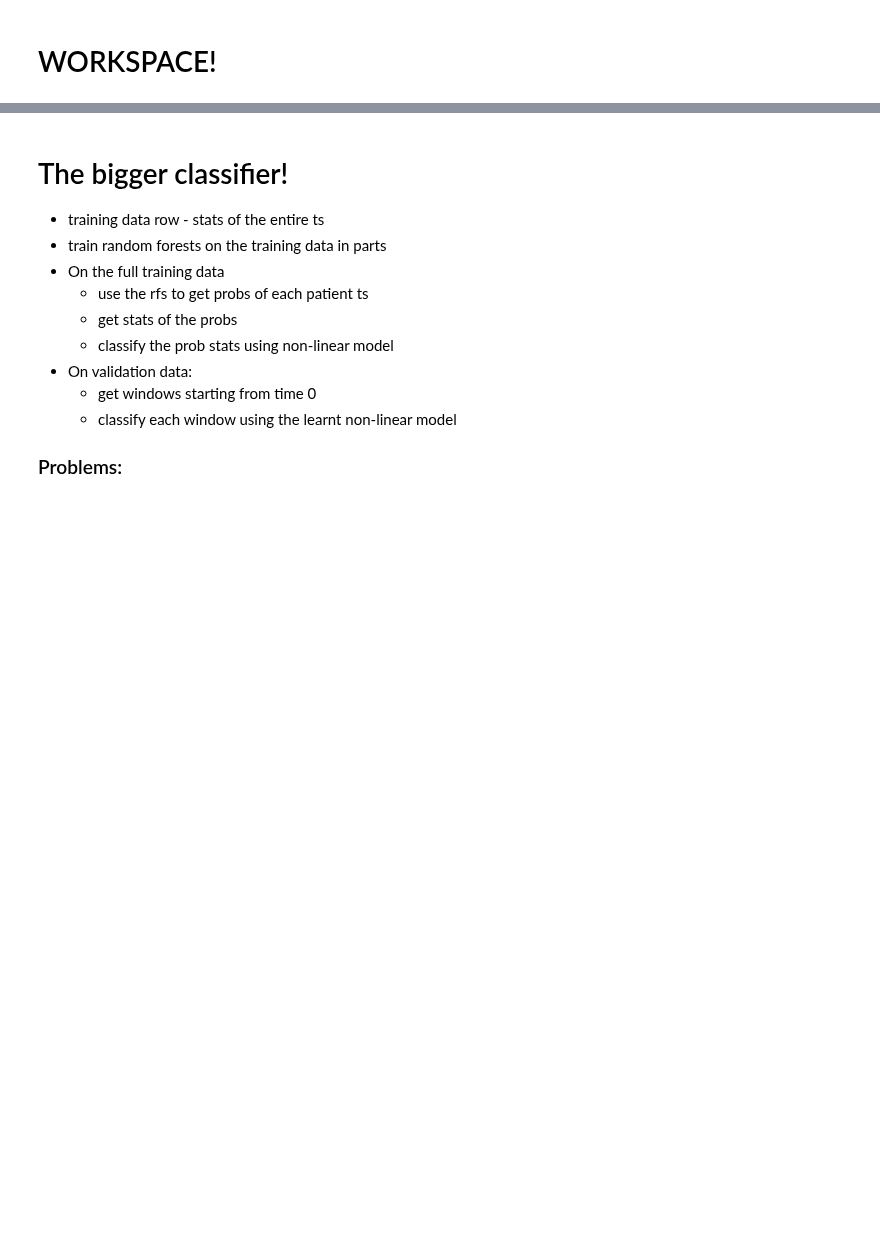
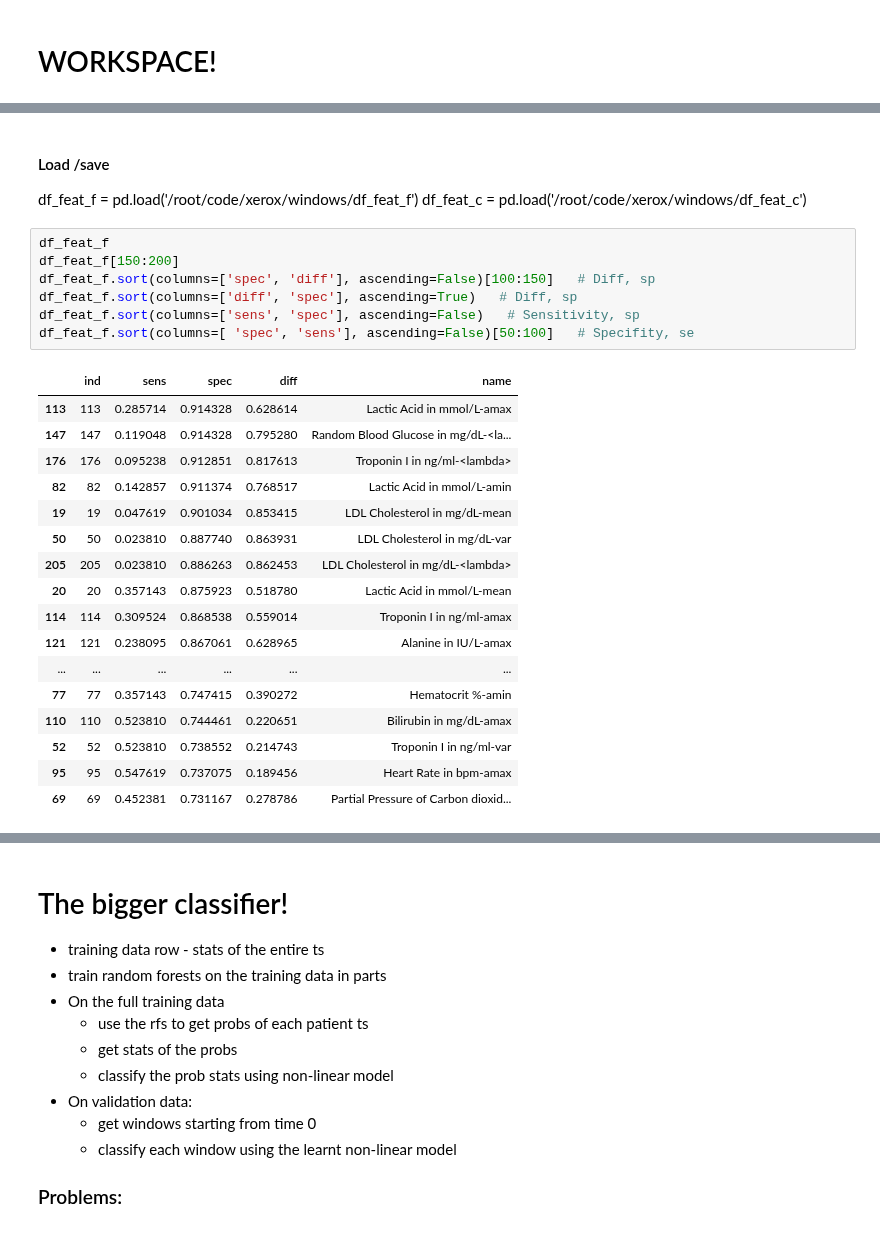
Before and after one commit to anujkhare/xerox, a Jupyter notebook: svm-glm.ipynb, the cells around one changed output, grey strips where cells are left out. Drawn from its saved outputs; the diff is of its cells as text; blank space fills up the shorter version.

```diff
--- a/svm-glm.ipynb
+++ b/svm-glm.ipynb
@@ -841,0 +762,29 @@ df_feat.sort(columns=[ 'spec', 'sens'], ascending=False)   # Specifity, se
+# %% [markdown]
+#### Load /save
+df_feat_f = pd.load('/root/code/xerox/windows/df_feat_f')
+df_feat_c = pd.load('/root/code/xerox/windows/df_feat_c')
+# %%
+df_feat_f
+df_feat_f[150:200]
+df_feat_f.sort(columns=['spec', 'diff'], ascending=False)[100:150]   # Diff, sp
+df_feat_f.sort(columns=['diff', 'spec'], ascending=True)   # Diff, sp
+df_feat_f.sort(columns=['sens', 'spec'], ascending=False)   # Sensitivity, sp
+df_feat_f.sort(columns=[ 'spec', 'sens'], ascending=False)[50:100]   # Specifity, se
+# %% [output]
+|  | ind | sens | spec | diff | name |
+| 113 | 113 | 0.285714 | 0.914328 | 0.628614 | Lactic Acid in mmol/L-amax |
+| 147 | 147 | 0.119048 | 0.914328 | 0.795280 | Random Blood Glucose in mg/dL-<la... |
+| 176 | 176 | 0.095238 | 0.912851 | 0.817613 | Troponin I in ng/ml-<lambda> |
+| 82 | 82 | 0.142857 | 0.911374 | 0.768517 | Lactic Acid in mmol/L-amin |
+| 19 | 19 | 0.047619 | 0.901034 | 0.853415 | LDL Cholesterol in mg/dL-mean |
+| 50 | 50 | 0.023810 | 0.887740 | 0.863931 | LDL Cholesterol in mg/dL-var |
+| 205 | 205 | 0.023810 | 0.886263 | 0.862453 | LDL Cholesterol in mg/dL-<lambda> |
+| 20 | 20 | 0.357143 | 0.875923 | 0.518780 | Lactic Acid in mmol/L-mean |
+| 114 | 114 | 0.309524 | 0.868538 | 0.559014 | Troponin I in ng/ml-amax |
+| 121 | 121 | 0.238095 | 0.867061 | 0.628965 | Alanine in IU/L-amax |
+| ... | ... | ... | ... | ... | ... |
+| 77 | 77 | 0.357143 | 0.747415 | 0.390272 | Hematocrit %-amin |
+| 110 | 110 | 0.523810 | 0.744461 | 0.220651 | Bilirubin in mg/dL-amax |
+| 52 | 52 | 0.523810 | 0.738552 | 0.214743 | Troponin I in ng/ml-var |
+| 95 | 95 | 0.547619 | 0.737075 | 0.189456 | Heart Rate in bpm-amax |
+| 69 | 69 | 0.452381 | 0.731167 | 0.278786 | Partial Pressure of Carbon dioxid... |
```
Also changed, not shown: parts of 49 cells of this notebook.
